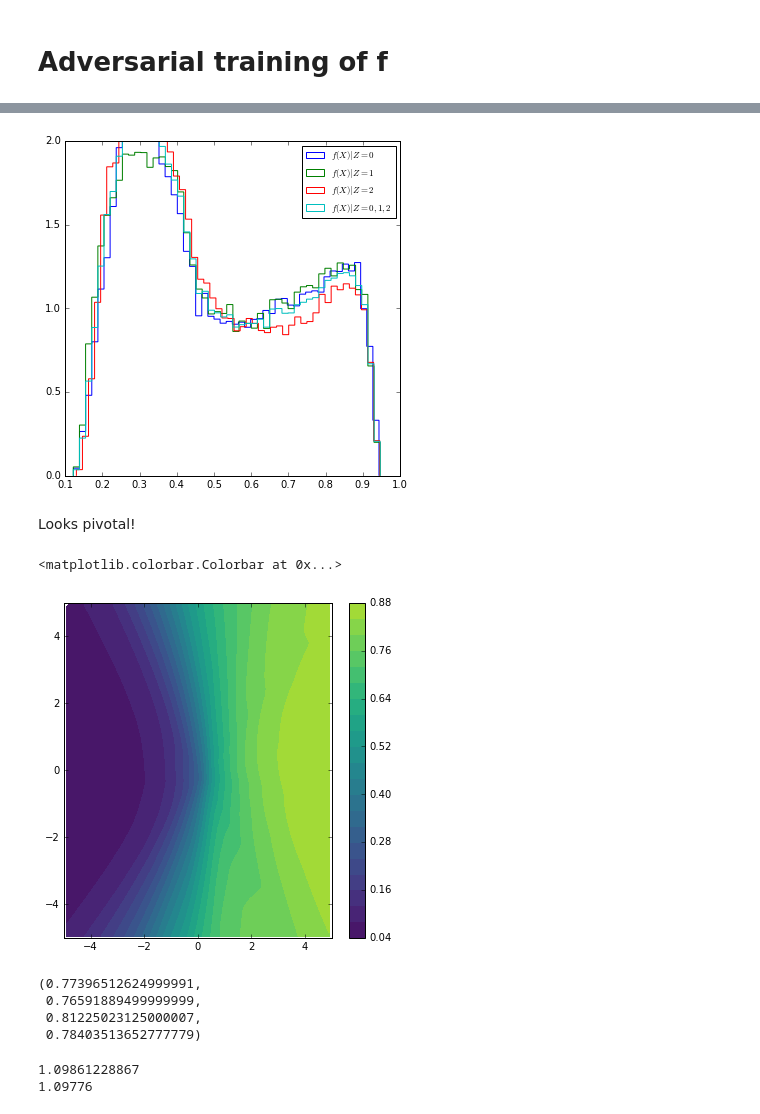
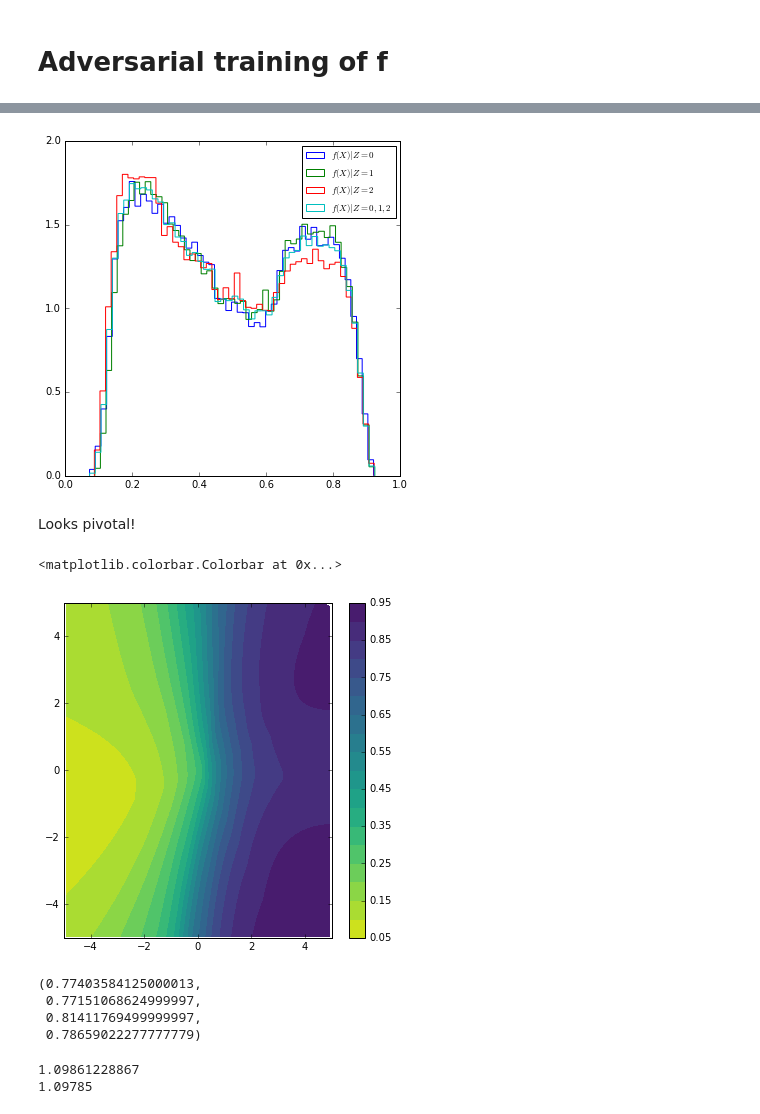
Before and after one commit to glouppe/paper-learning-to-pivot, a Jupyter notebook: code/Toy.ipynb, the cells around one changed output, grey strips where cells are left out. Saved outputs shown, nothing was run; the diff lists cells and outputs as text; code cells hidden in the pictures.

```diff
--- a/code/Toy.ipynb
+++ b/code/Toy.ipynb
@@ -306,7 +306,7 @@ for i in range(1001):
     D.trainable = False
     R.trainable = True
 
-    for j in range(25):
+    for j in range(100):
         indices = np.random.permutation(len(X_train))[:batch_size]
         DfR.train_on_batch(X_train[indices], z_train[indices])
 # %% [output]
@@ -321,7 +321,7 @@ plt.legend(loc="best", prop={'size': 9})
 plt.ylim(0, 2.)
 plt.show()
 # %% [output]
-[figure, old version]
+[figure, new version]
 # %% [markdown]
 Looks pivotal!
 # %%
@@ -334,14 +334,14 @@ y_pred = D.predict(X_test).ravel()
 # %%
 from matplotlib.mlab import griddata
 xi = np.linspace(-5., 5., 100)
 yi = np.linspace(-5., 5., 200)
 zi = griddata(X_test[:, 0], X_test[:, 1], y_pred, xi, yi, interp="linear")
-CS = plt.contourf(xi, yi, zi, 20, cmap=plt.cm.viridis,
+CS = plt.contourf(xi, yi, zi, 20, cmap=plt.cm.viridis_r,
                   vmax=1.0, vmin=0.0)
 plt.colorbar()
 # %% [output]
 <matplotlib.colorbar.Colorbar at 0x...>
-[figure, old version]
+[figure, new version]
 # %%
 from sklearn.metrics import roc_auc_score
 (roc_auc_score(y0, D.predict(X0)),
@@ -349,10 +349,10 @@ from sklearn.metrics import roc_auc_score
  roc_auc_score(y2, D.predict(X2)),
  roc_auc_score(y, D.predict(X)))
 # %% [output]
-(0.77396512624999991,
- 0.76591889499999999,
- 0.81225023125000007,
- 0.78403513652777779)
+(0.77403584125000013,
+ 0.77151068624999997,
+ 0.81411769499999997,
+ 0.78659022277777779)
 # %%
 print(min_Lr)
 
@@ -361,4 +361,4 @@ mean_entropy_f = np.mean([entropy(q) for q in probas])
 print(mean_entropy_f)
 # %% [output]
 1.09861228867
-1.09776
+1.09785
```
Also changed, not shown: parts of 10 cells of this notebook.
